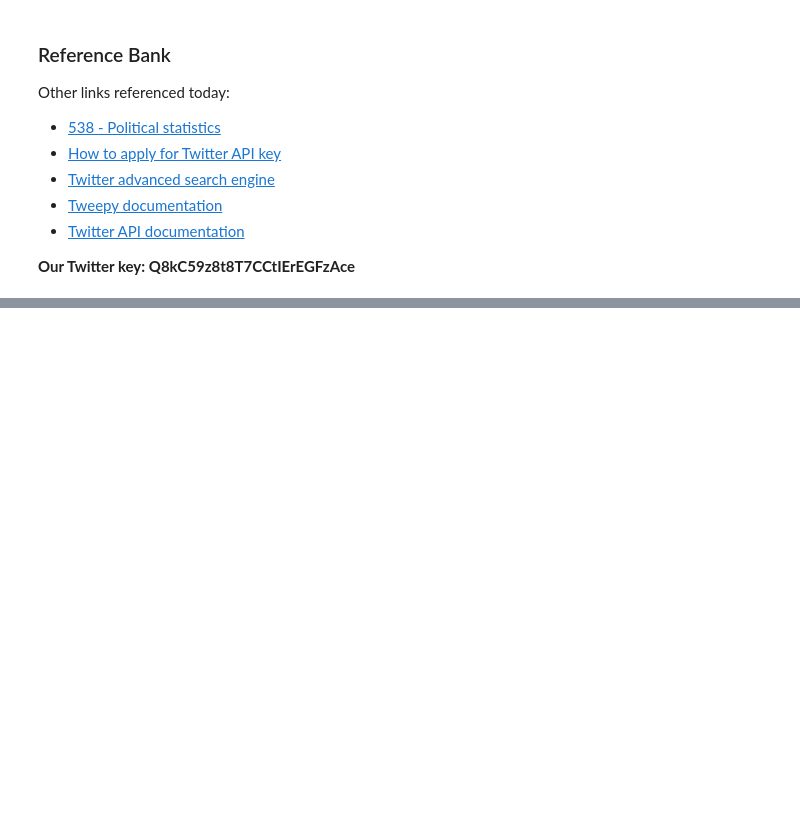
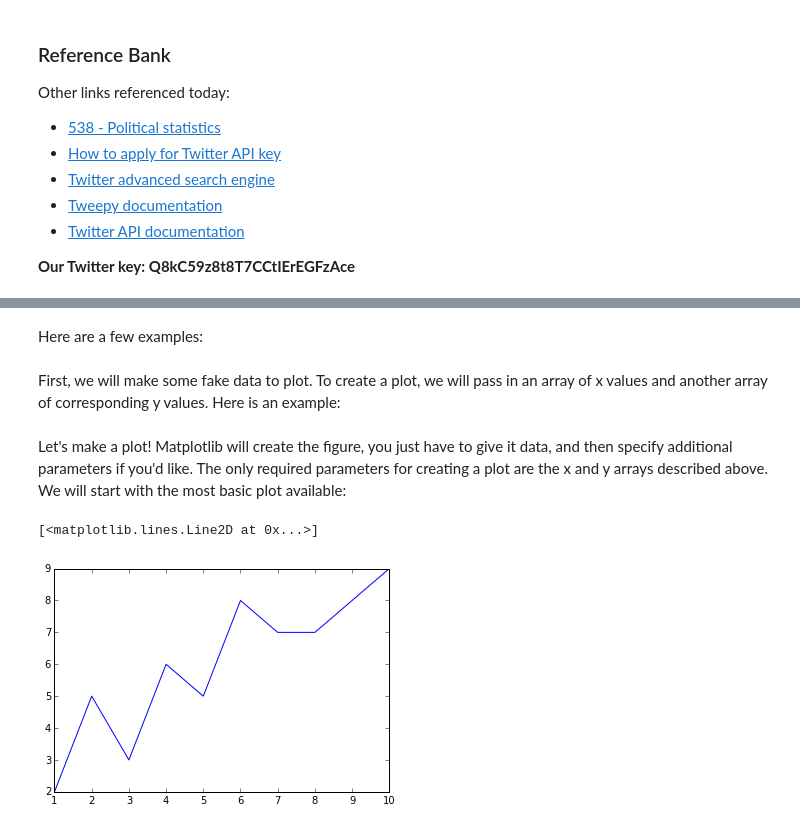
Before and after one commit to dlab-berkeley/python-berkeley, a Jupyter notebook: notebooks/project_3.ipynb, the cells around one changed output, grey strips where cells are left out. Saved outputs shown, nothing was run; the diff lists cells and outputs as text; code cells hidden in the pictures; blank space fills up the shorter version.

```diff
--- a/notebooks/project_3.ipynb
+++ b/notebooks/project_3.ipynb
@@ -59,0 +140,16 @@ RT @5hofgomez: HILLARY. FOR. PRESIDENT.
+# %% [markdown]
+Here are a few examples:
+# %% [markdown]
+First, we will make some fake data to plot. To create a plot, we will pass in an array of x values and another array of corresponding y values. Here is an example:
+# %%
+# Here's some fake data:
+x = np.array([1, 2, 3, 4, 5, 6, 7, 8, 9, 10])
+y = np.array([2, 5, 3, 6, 5, 8, 7, 7, 8, 9])
+# %% [markdown]
+Let's make a plot! Matplotlib will create the figure, you just have to give it data, and then specify additional parameters if you'd like. The only required parameters for creating a plot are the x and y arrays described above. We will start with the most basic plot available:
+# %%
+# The most basic plot possible - a line graph
+plt.plot(x, y)
+# %% [output]
+[<matplotlib.lines.Line2D at 0x...>]
+[figure, added]
```
Also changed, not shown: parts of 44 cells of this notebook, 10 other files.
